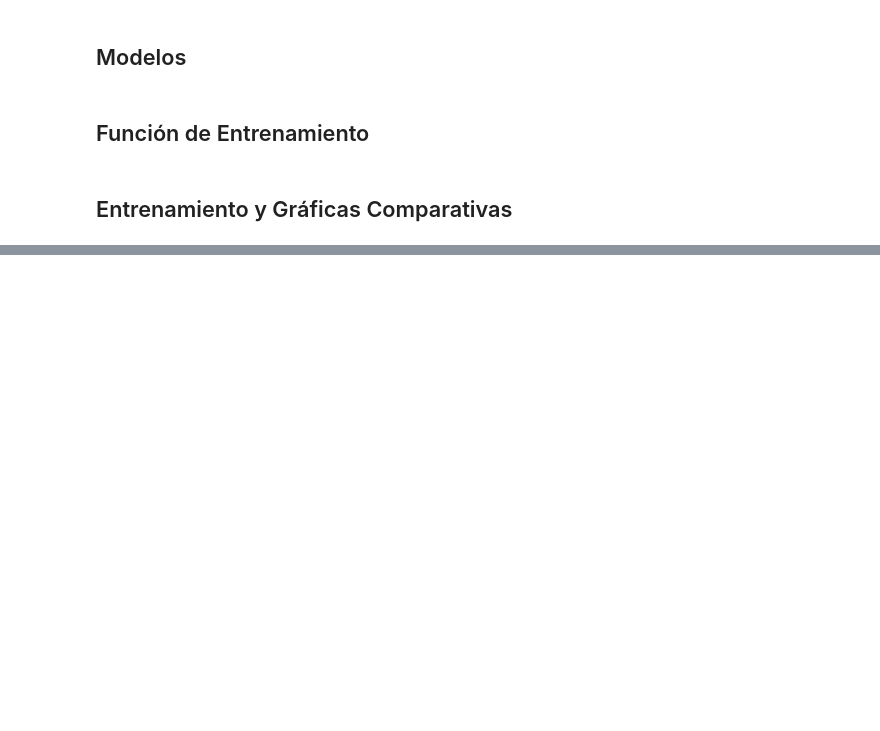
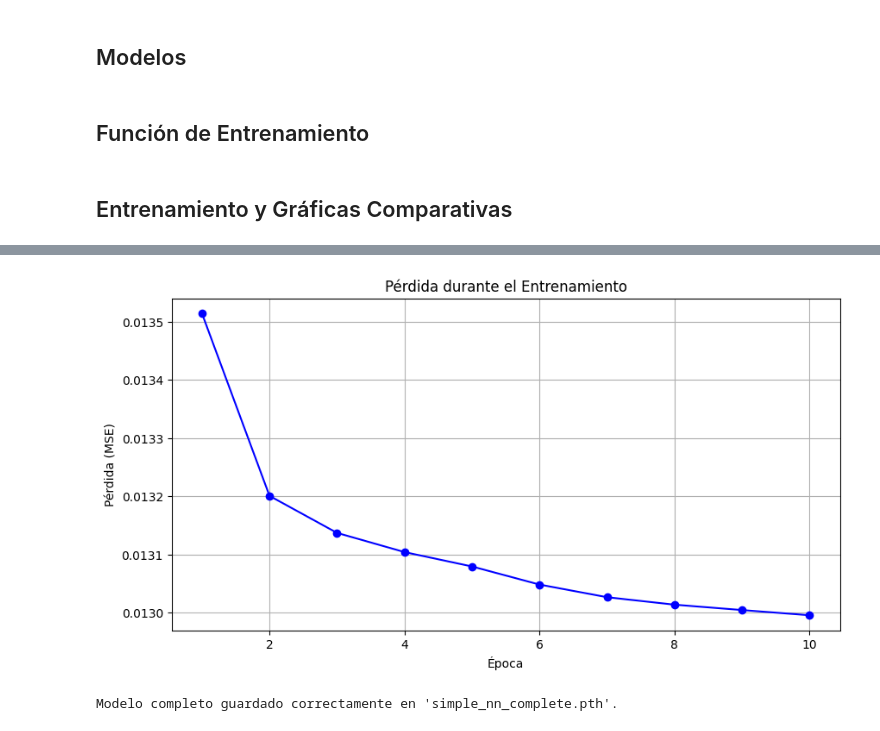
Before and after one commit to Usytwm/Human-Mobility-Prediction-Thesis, a Jupyter notebook: notebooks/LastWeekSimpleNN.ipynb, the cells around one changed output, grey strips where cells are left out. Drawn from its saved outputs; the diff is of its cells as text; code cells hidden in the pictures; blank space fills up the shorter version.

Commit message:
agrega cuaderno SimpleNN.ipynb ademas de ajustar el modelo simple para una seman dada predecir la siguiente

```diff
--- a/notebooks/LastWeekSimpleNN.ipynb
+++ b/notebooks/LastWeekSimpleNN.ipynb
@@ -141,3 +166,30 @@ class RNNModel(nn.Module):
+# %%
+class SimpleNN(nn.Module):
+    def __init__(self, input_size=4, hidden_size=64, output_size=4, seq_length=7):
+        super(SimpleNN, self).__init__()
+        self.model = nn.Sequential(
+            nn.Flatten(),
+            nn.Linear(seq_length * input_size, hidden_size),
+            nn.ReLU(),
+            nn.Dropout(0.3),
+            nn.Linear(hidden_size, hidden_size),
+            nn.BatchNorm1d(hidden_size),
+            nn.ReLU(),
+            nn.Dropout(0.3),
+            nn.Linear(hidden_size, hidden_size // 2),
+            nn.ReLU(),
+            nn.Dropout(0.3),
+            nn.Linear(hidden_size // 2, seq_length * output_size),
+        )
+
+        self.seq_length = seq_length
+        self.output_size = output_size
+
+    def forward(self, x):
+        out = self.model(x)
+        return out.view(
+            -1, self.seq_length, self.output_size
+        )  # Salida con forma (batch_size, 7, 4)
 # %% [markdown]
 ## Función de Entrenamiento
 # %%
@@ -217,0 +232,18 @@ Epoch [10/10], Loss: 0.0476
+# %%
+model = SimpleNN(hidden_size=256)
+
+# Entrenar el modelo
+epochs = 10
+losses = train_model(model, dataloader, epochs=epochs, lr=0.001)
+
+# Graficar la pérdida durante el entrenamiento
+import matplotlib.pyplot as plt
+
+plt.figure(figsize=(10, 5))
+plt.plot(range(1, epochs + 1), losses, marker="o", linestyle="-", color="b")
+plt.title("Pérdida durante el Entrenamiento")
+plt.xlabel("Época")
+plt.ylabel("Pérdida (MSE)")
+plt.grid()
+plt.show()
+# %% [output]
@@ -217,0 +260,6 @@ Epoch [10/10], Loss: 0.0476
+[figure, added]
+# %%
+torch.save(model, "../Data/Models/simple_nn_complete.pth")
+print("Modelo completo guardado correctamente en 'simple_nn_complete.pth'.")
+# %% [output]
+Modelo completo guardado correctamente en 'simple_nn_complete.pth'.
```
Also changed, not shown: parts of 10 cells of this notebook, 1 other file.
